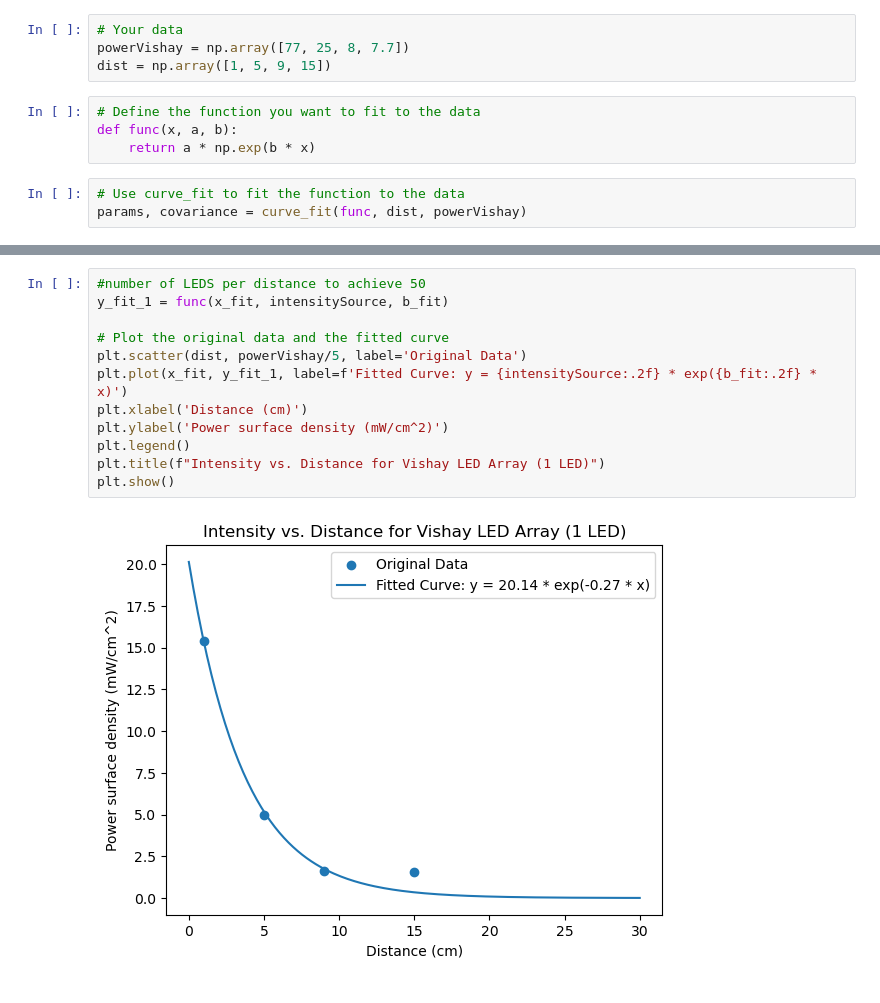
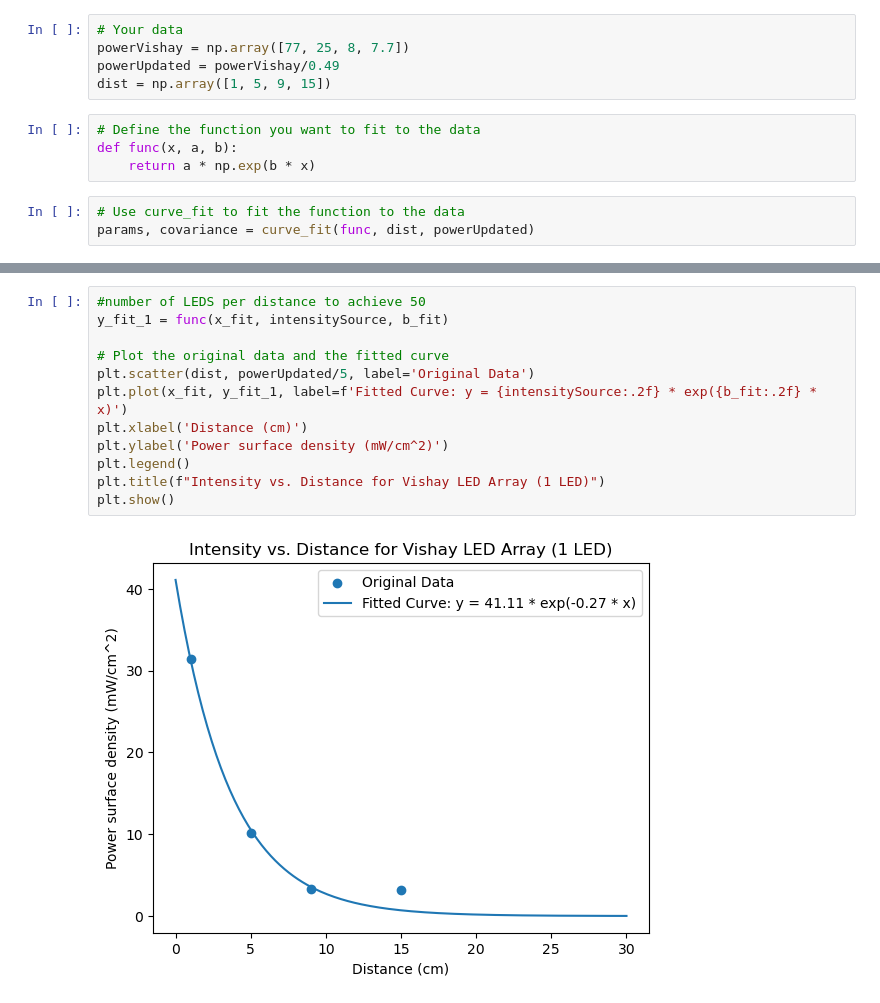
Before and after one commit to feqksa/SomniBrain, a Jupyter notebook: vishay_density.ipynb, the cells around one changed output, grey strips where cells are left out. Drawn from its saved outputs; the diff is of its cells as text.

```diff
--- a/vishay_density.ipynb
+++ b/vishay_density.ipynb
@@ -12,6 +12,7 @@ from scipy.optimize import curve_fit
 # %%
 # Your data
 powerVishay = np.array([77, 25, 8, 7.7])
+powerUpdated = powerVishay/0.49
 dist = np.array([1, 5, 9, 15])
 # %%
 # Define the function you want to fit to the data
@@ -19,7 +20,7 @@ def func(x, a, b):
     return a * np.exp(b * x)
 # %%
 # Use curve_fit to fit the function to the data
-params, covariance = curve_fit(func, dist, powerVishay)
+params, covariance = curve_fit(func, dist, powerUpdated)
 # %%
 # Extract the fitted parameters
 a_fit, b_fit = params
@@ -65,17 +64,17 @@ plt.show()
 # %%
 #number of LEDS per distance to achieve 50
 y_fit_1 = func(x_fit, intensitySource, b_fit)
 
 # Plot the original data and the fitted curve
-plt.scatter(dist, powerVishay/5, label='Original Data')
+plt.scatter(dist, powerUpdated/5, label='Original Data')
 plt.plot(x_fit, y_fit_1, label=f'Fitted Curve: y = {intensitySource:.2f} * exp({b_fit:.2f} * x)')
 plt.xlabel('Distance (cm)')
 plt.ylabel('Power surface density (mW/cm^2)')
 plt.legend()
 plt.title(f"Intensity vs. Distance for Vishay LED Array (1 LED)")
 plt.show()
 # %% [output]
-[figure, old version]
+[figure, new version]
 # %%
 numberLEDs = 50/y_fit_1
 # Plot the number of led needed per distance to achieve
```
Also changed, not shown: parts of 7 cells of this notebook.
